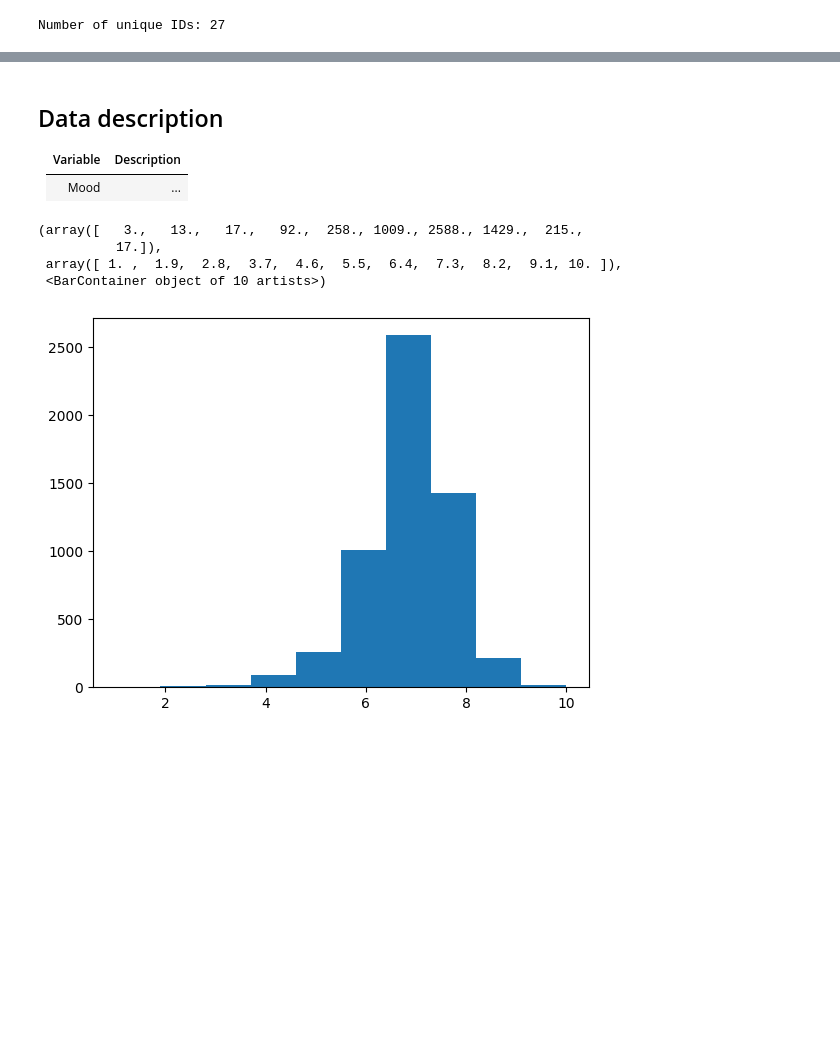
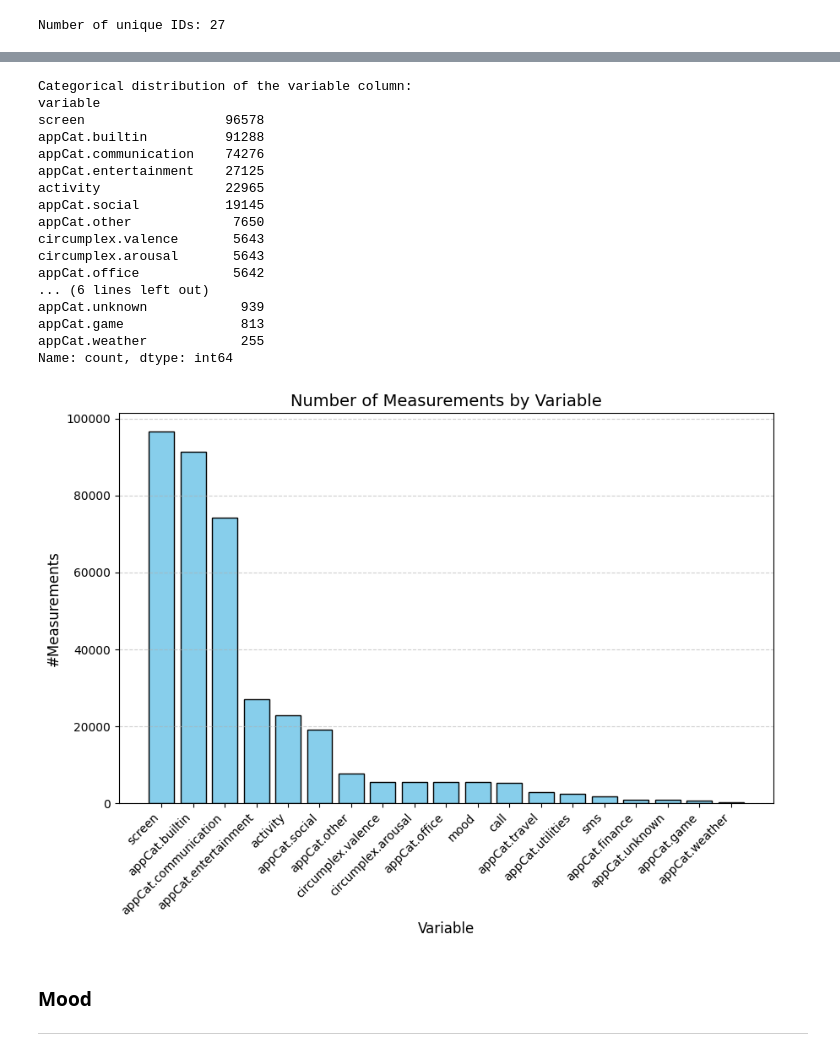
Before and after one commit to DawnOfTyme/DataMining, a Jupyter notebook: assignment_1.ipynb, the cells around one changed output, grey strips where cells are left out. Saved outputs shown, nothing was run; the diff lists cells and outputs as text; code cells hidden in the pictures; blank space fills up the shorter version.

```diff
--- a/assignment_1.ipynb
+++ b/assignment_1.ipynb
@@ -34,17 +108,50 @@ Number of unique IDs: 27
+# %%
+# entries per variable
+variable_entry_counts = data['variable'].value_counts()
+print(f'Categorical distribution of the variable column: \n{variable_entry_counts}\n')  # check whether the variable measurements are balanced
+
+# plot
+plt.figure(figsize=(10, 6))
+plt.title('Number of Measurements by Variable', fontsize=14)
+bars = plt.bar(variable_entry_counts.index, variable_entry_counts.values, color='skyblue', edgecolor='black')
+
+# for bar, count in zip(bars, variable_entry_counts.values):
+#     plt.text(
+#         bar.get_x() + bar.get_width() / 2 + 0.05,
+#         750,
+#         str(count),
+#         rotation=90,
+#         ha='center',
+#         # color='white',
+#         fontsize=12
+#     )
+
+plt.xlabel('Variable', fontsize=12)
+plt.ylabel('#Measurements', fontsize=12)
+plt.xticks(rotation=45, ha='right')
+plt.grid(axis='y', linestyle='--', alpha=0.6)
+# plt.tight_layout()
+plt.show()
+# %% [output]
+Categorical distribution of the variable column:
+variable
+screen                  96578
+appCat.builtin          91288
+appCat.communication    74276
+appCat.entertainment    27125
+activity                22965
+appCat.social           19145
+appCat.other             7650
+circumplex.valence       5643
+circumplex.arousal       5643
+appCat.office            5642
+... (6 lines left out)
+appCat.unknown            939
+appCat.game               813
+appCat.weather            255
+Name: count, dtype: int64
+[figure, added]
 # %% [markdown]
-## Data description
+### **Mood**
 
-| Variable | Description |
-|----------|-------------|
-| Mood     | ...         |
+---
-# %%
-# get mood
-mood = data[data.variable == 'mood']
-
-plt.hist(mood.value, bins=10)
-# %% [output]
-(array([   3.,   13.,   17.,   92.,  258., 1009., 2588., 1429.,  215.,
-          17.]),
- array([ 1. ,  1.9,  2.8,  3.7,  4.6,  5.5,  6.4,  7.3,  8.2,  9.1, 10. ]),
- <BarContainer object of 10 artists>)
-[figure, removed]
```
Also changed, not shown: parts of 14 cells of this notebook, 3 other files.
